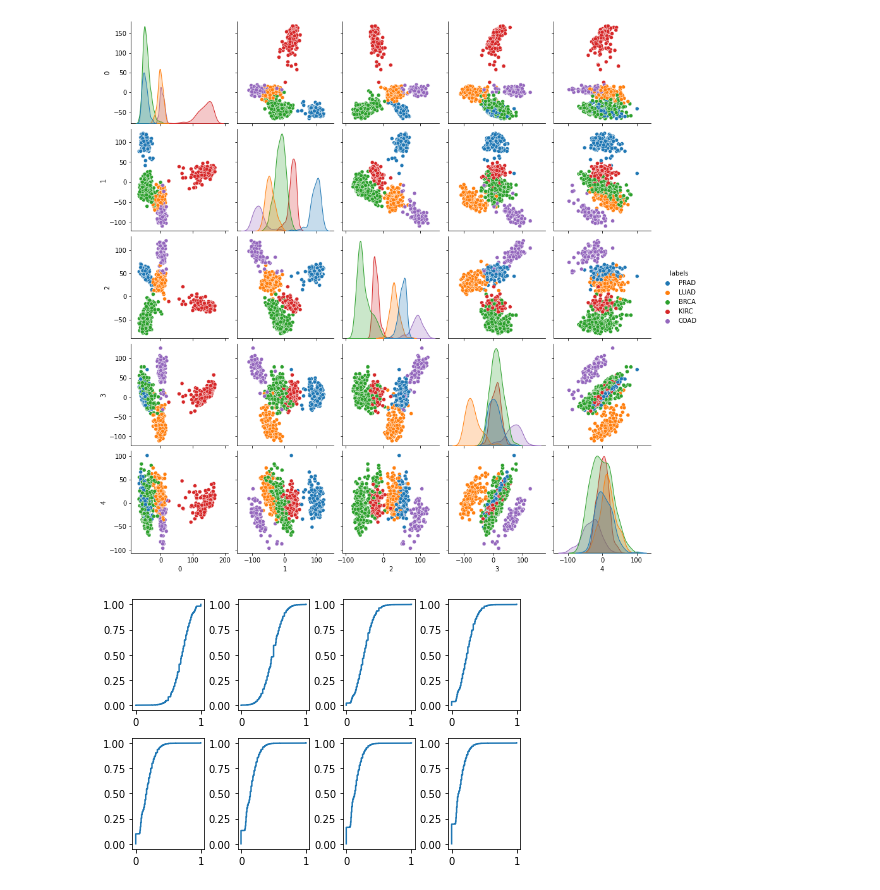
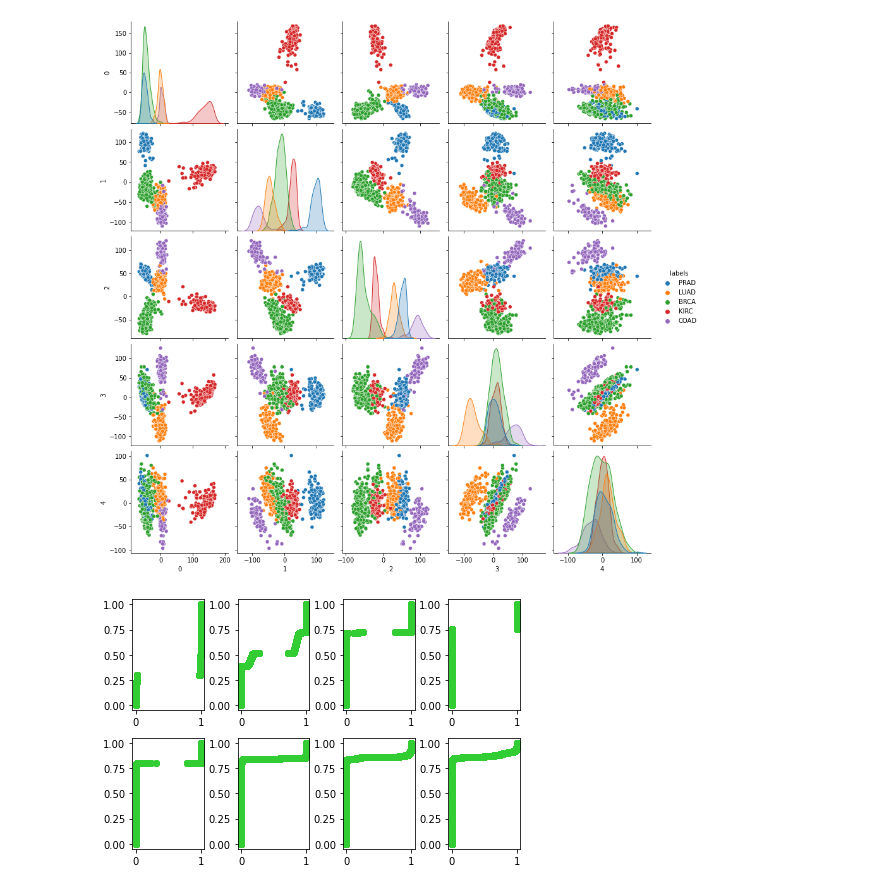
Before and after one commit to antonsandberg/Big-Data, a Jupyter notebook: Project2_Fred_ver2.ipynb, the cells around one changed output. Cells and saved outputs as stored; diff of their text form; code cells hidden in the pictures.

```diff
--- a/Project2_Fred_ver2.ipynb
+++ b/Project2_Fred_ver2.ipynb
@@ -244,21 +245,25 @@ predicted 5 and true number is 5
 [figure]
 # %%
 # Q2
-n_M = 20
+# principalComponents = pca.fit_transform(col_centered.iloc[:10])
+principalComponents = pca.fit_transform(col_centered)
+principalComponents_df = pd.DataFrame(principalComponents)
+
+n_M = 100
 n_K = 10
 frac = 0.8
-n = len(workload_data)
+n = len(principalComponents)
 n_sub = int(np.floor(frac*n))
 M = np.zeros([n_M, n_K-2, n, n])
 J = np.zeros([n_M, n_K-2, n, n])
-# C = np.zeros([n_M, n, n])
+
 for n_cluster in range(2, n_K):
     for m in range(n_M):
         subsample = principalComponents_df.sample(n_sub)
         index_list = subsample.index.values
         KM_model = KMeans(n_clusters=n_cluster)
-        KM_model.fit(principalComponents)
-        prediction_kmeans = KM_model.predict(principalComponents)
+        KM_model.fit(subsample)
+        prediction_kmeans = KM_model.predict(subsample)
         for i in range(n_sub):
             for j in range(n_sub):
                 sample_i = prediction_kmeans[i]
@@ -283,19 +288,34 @@ for n_clusters in range(n_K-2):
 Cflat = []
 for n_c in range(n_K-2):
     Cflat.append(C[n_c].flatten())
+    Cflat[n_c].sort()
 # %%
 fig, ax = plt.subplots(2, 4)
 c_k = 0
+
+q1 = 0.01
+q2 = 0.99
+PAC = []
+ids = np.arange(len(Cflat[0]))
+
 for c_i in ax:
     for c_j in c_i :
-        x = np.array(sorted(Cflat[c_k]))
+        x = np.array(Cflat[c_k])
         y = np.arange(len(x))/float(len(x))
-        c_j.plot(x, y)
+
+        id1 = np.where(x > q1, ids, 0)
+        id2 = np.where(x < q2, ids, 0)
+
+        id1 = id1[id1 != 0]
+        id2 = id2[id2 != 0]
+
+        fq1 = y[id1[0]]
+        fq2 = y[id2[-1]]
+
+        PAC.append(fq2-fq1)
+
+        c_j.scatter(x, y, color='limegreen')
         c_k += 1
 plt.tight_layout()
-# x = np.array(sorted(Cflat[3], reverse=False))
-# y = np.arange(len(x))/float(len(x))
-# plt.plot(x, y, 'o')
-# print(CCC)
 # %% [output]
-[figure, old version]
+[figure, new version]
```
Also changed, not shown: parts of 6 cells of this notebook.
